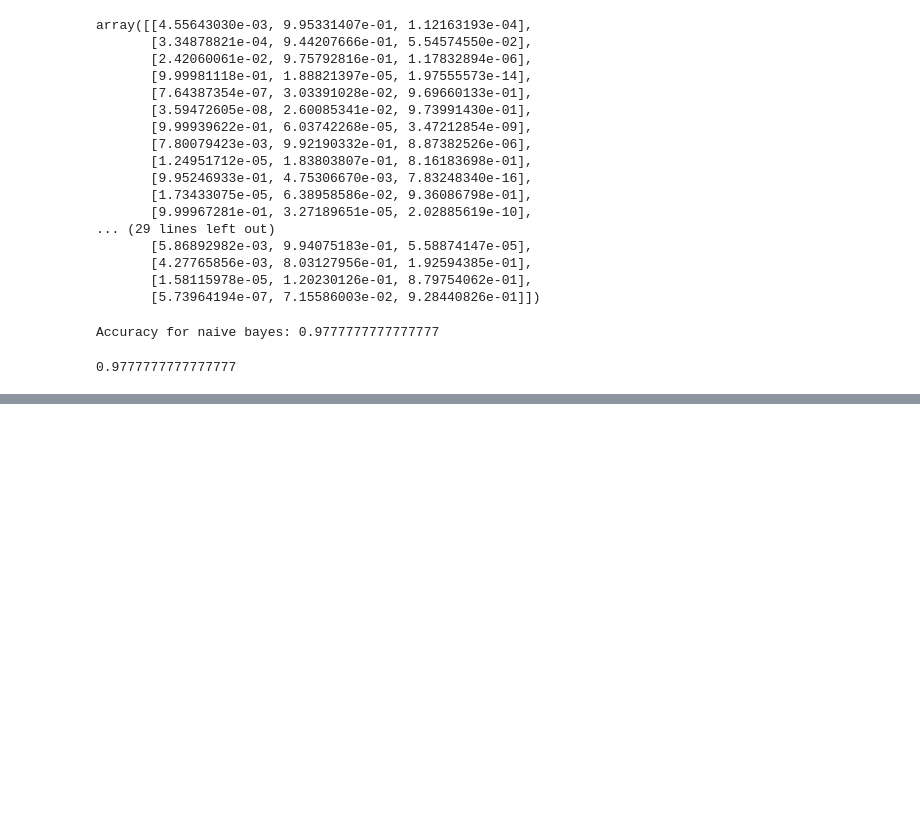
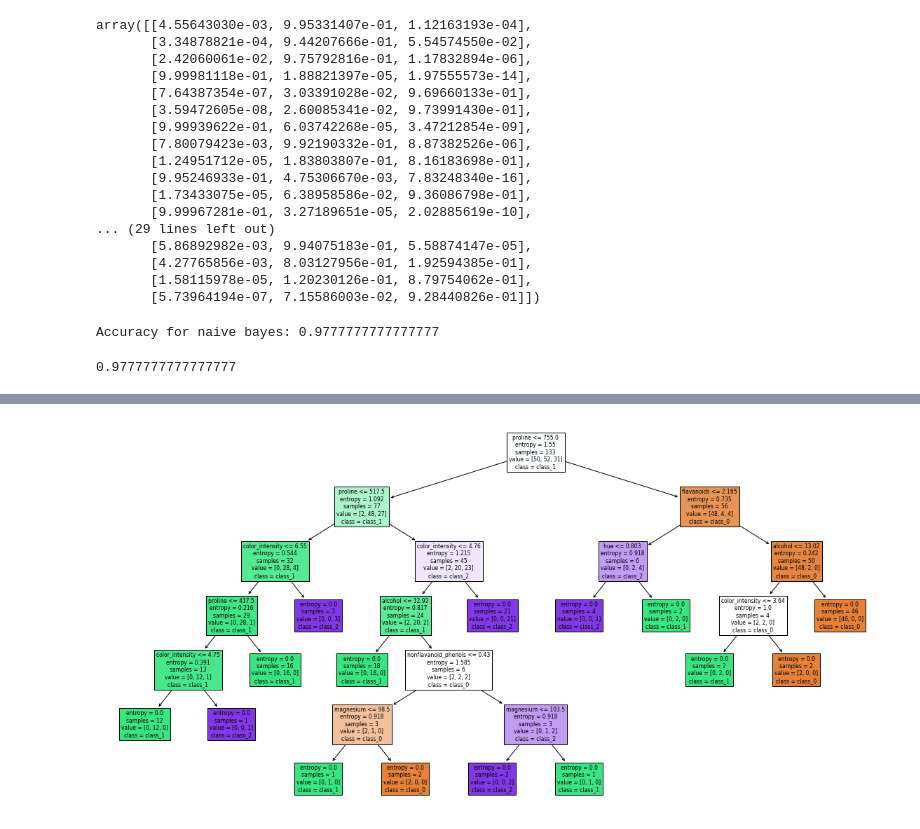
Before and after one commit to Stynic/train_ml_math, a Jupyter notebook: ml/low_level/module_5/notebook_5.ipynb, the cells around one changed output, grey strips where cells are left out. Cells and saved outputs as stored; diff of their text form; code cells hidden in the pictures; blank space fills up the shorter version.

Commit message:
done part by work with decision tree
done part by work with decision tree

```diff
--- a/ml/low_level/module_5/notebook_5.ipynb
+++ b/ml/low_level/module_5/notebook_5.ipynb
@@ -452,0 +468,6 @@ naive_class.score(x_test, y_test)
+# %%
+data = pd.DataFrame(load_wine().data, columns=load_wine().feature_names)
+split_data = pd.DataFrame(load_wine().data[:, -2:], columns=load_wine().feature_names[-2:])
+
+y = load_wine().target
+data.head(5)
@@ -452,0 +490,17 @@ naive_class.score(x_test, y_test)
+# %%
+x_train, x_test, y_train, y_test = train_test_split(data, y, random_state=17)
+x2_train, x2_test, y2_train, y2_test = train_test_split(split_data, y, random_state=17)
+# %%
+tree_model = DecisionTreeClassifier(criterion='entropy',max_features=2).fit(x_train, y_train)
+
+fig, axe = plt.subplots(figsize=(20,10))
+plot_tree(tree_model,
+          ax=axe,
+          feature_names=data.columns,
+          class_names=load_wine().target_names,
+       filled=True)
+
+
+plt.show()
+# %% [output]
+[figure, added]
```
Also changed, not shown: parts of 8 cells of this notebook.
